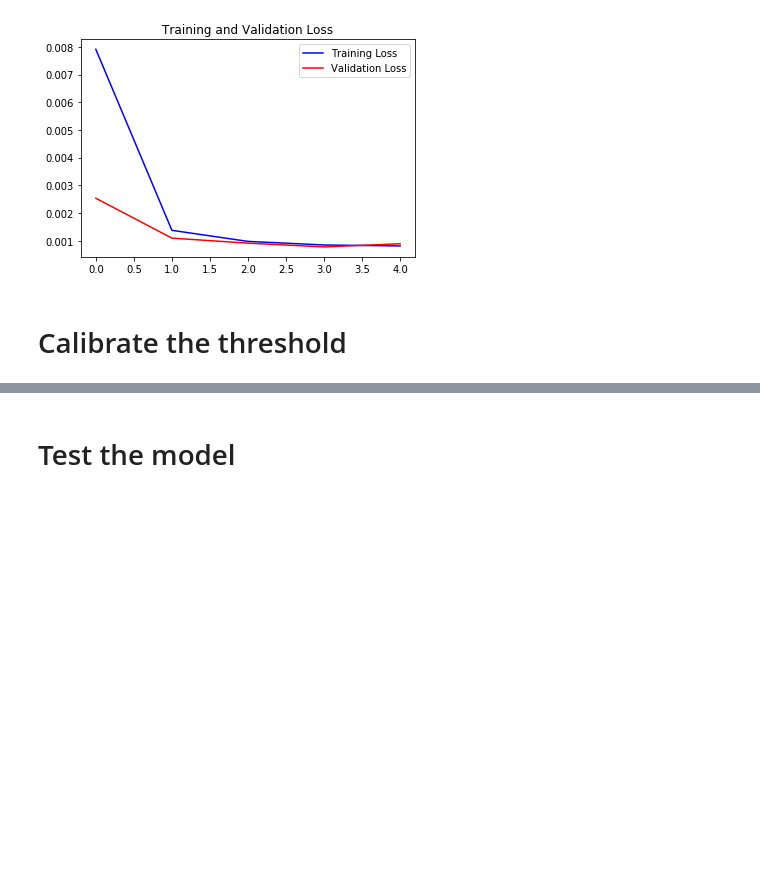
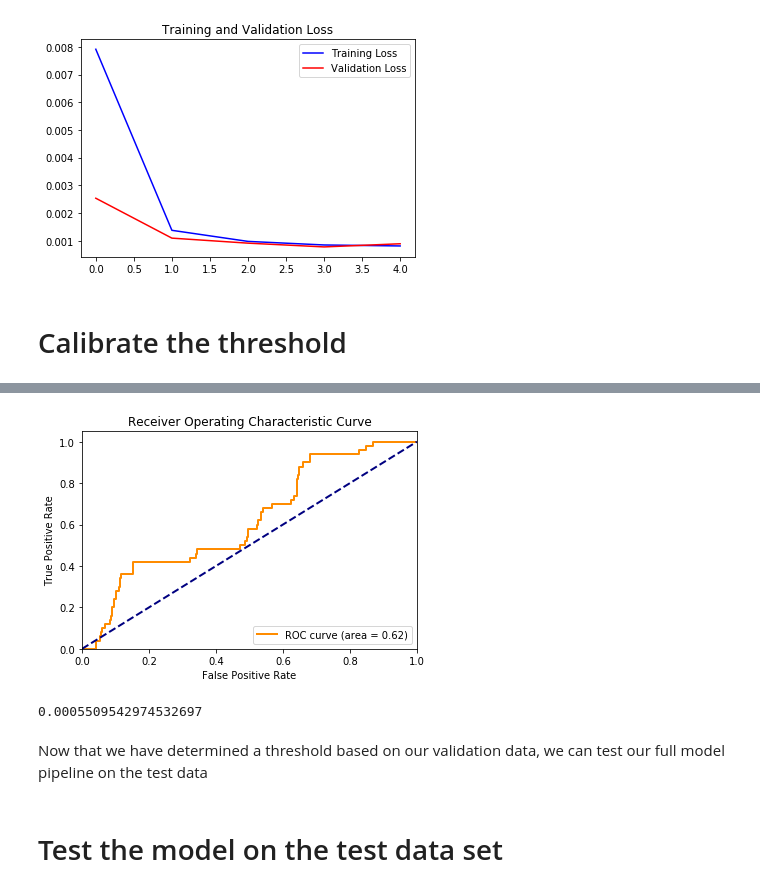
Before and after one commit to NanditaDamaraju/allergyDetection, a Jupyter notebook: ML Pipeline (Anomaly Detection).ipynb, the cells around one changed output, grey strips where cells are left out. Cells and saved outputs as stored; diff of their text form; code cells hidden in the pictures; blank space fills up the shorter version.

```diff
--- a/ML Pipeline (Anomaly Detection).ipynb
+++ b/ML Pipeline (Anomaly Detection).ipynb
@@ -379,2 +394,35 @@ threshold = 0.001
+# %%
+# combine all the positive and negative predictions (and labels) into one array
+raw_y_pred = np.concatenate((neg_val_mse, pos_val_mse))
+binary_y_true = np.concatenate((np.zeros(neg_val_mse.shape), np.ones(pos_val_mse.shape)))
+
+# calculate ROC Curve and AUC
+fpr, tpr, thresholds = roc_curve(binary_y_true, raw_y_pred)
+my_auc = auc(fpr, tpr)
+
+# plot the curve
+plt.figure()
+lw = 2
+plt.plot(fpr, tpr, color='darkorange', lw=lw, label='ROC curve (area = %0.2f)' % my_auc)
+plt.plot([0, 1], [0, 1], color='navy', lw=lw, linestyle='--')
+plt.xlim([0.0, 1.0])
+plt.ylim([0.0, 1.05])
+plt.xlabel('False Positive Rate')
+plt.ylabel('True Positive Rate')
+plt.title('Receiver Operating Characteristic Curve')
+plt.legend(loc="lower right")
+plt.show()
+# %% [output]
+[figure, added]
+# %%
+# find threshold that yields a true positive rate (tpr) of 75%
+# since the tpr will go up to 100, we just pick the first one that is above 75
+threshold_idx = np.where(tpr > 0.75)[0][0]
+threshold = thresholds[threshold_idx]
+print(threshold)
+# %% [output]
+0.0005509542974532697
+# %% [markdown]
+Now that we have determined a threshold based on our validation data, we can test our full model pipeline on the test data
 # %% [markdown]
-# Test the model
+# Test the model on the test data set
```
Also changed, not shown: parts of 17 cells of this notebook.
